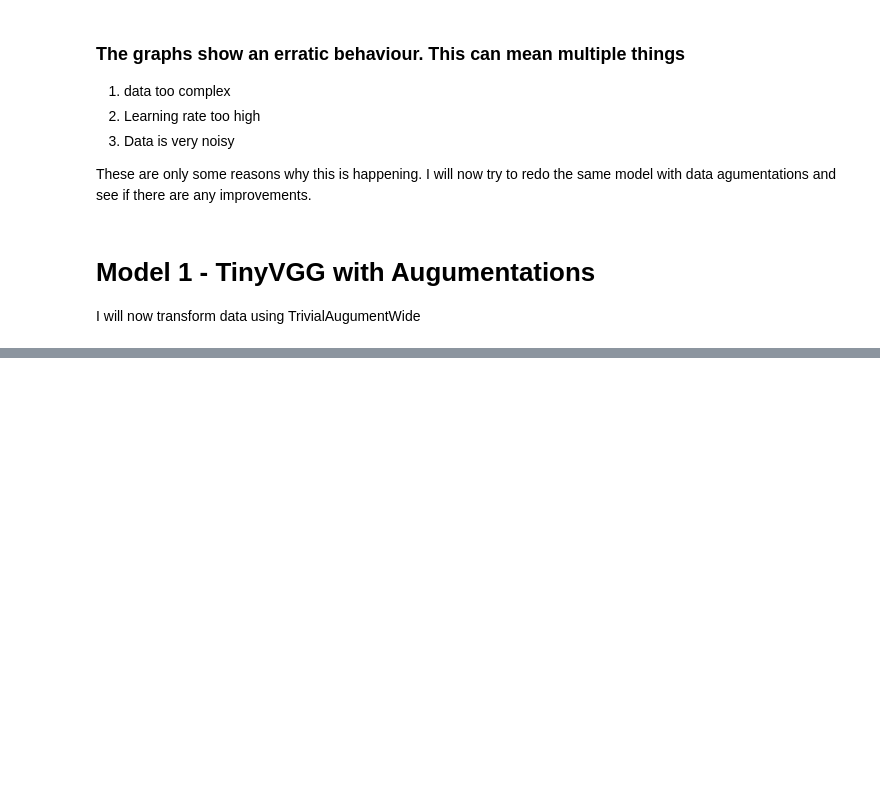
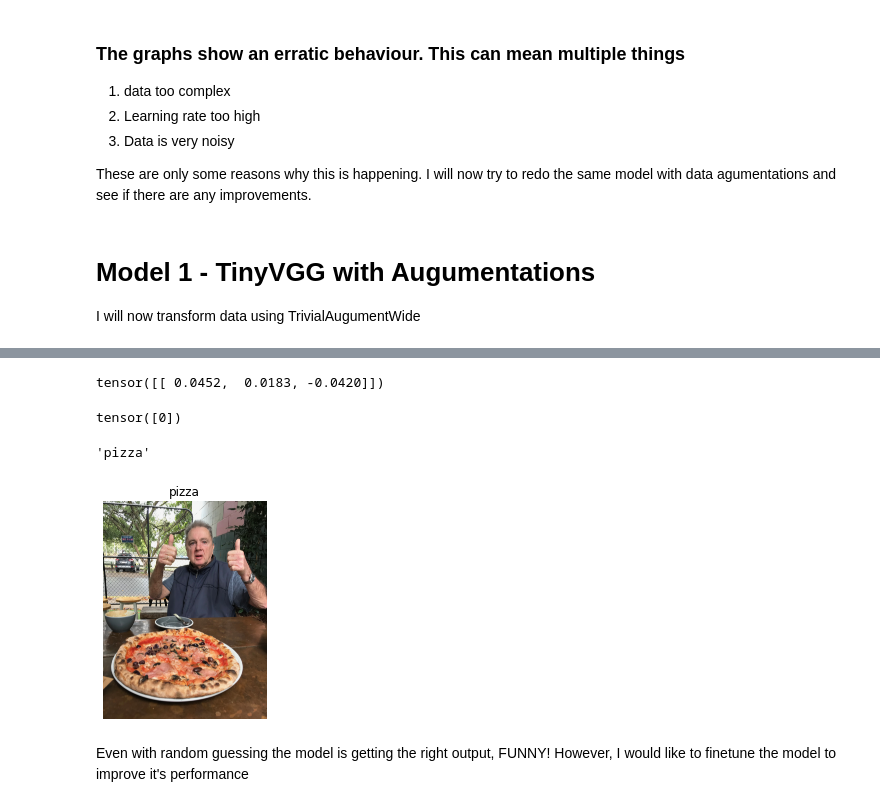
Before and after one commit to pusapatiakhilraju/Pytorch-Food101-CustomDataSet-Classification, a Jupyter notebook: Food101-Classification.ipynb, the cells around one changed output, grey strips where cells are left out. Drawn from its saved outputs; the diff is of its cells as text; code cells hidden in the pictures; blank space fills up the shorter version.

```diff
--- a/Food101-Classification.ipynb
+++ b/Food101-Classification.ipynb
@@ -625,0 +829,16 @@ test_dataloader_trivial_augument = DataLoader(dataset=test_data_trivial_augument
+# %%
+# Download custom image
+import requests
+
+# Setup custom image path
+custom_image_path = data_path / "04-pizza-dad.jpeg"
+
+# Download the image if it doesn't already exist
+if not custom_image_path.is_file():
+    with open(custom_image_path, "wb") as f:
+        # When downloading from GitHub, need to use the "raw" file link
+        request = requests.get("https://raw.githubusercontent.com/mrdbourke/pytorch-deep-learning/main/images/04-pizza-dad.jpeg")
+        print(f"Downloading {custom_image_path}...")
+        f.write(request.content)
+else:
+    print(f"{custom_image_path} already exists, skipping download.")
@@ -625,0 +847,6 @@ test_dataloader_trivial_augument = DataLoader(dataset=test_data_trivial_augument
+# %%
+# load the data in the same format that the model was trained on and that is tensor form, shape (64,64)
+custom_image_uint8 = torchvision.io.read_image(str(custom_image_path))
+print("The custom image is of shape ", custom_image_uint8.shape)
+print("The custom image is of type ", type(custom_image_uint8))
+custom_image_float32 = torchvision.io.read_image(str(custom_image_path)).type(torch.float32)
@@ -625,0 +856,13 @@ test_dataloader_trivial_augument = DataLoader(dataset=test_data_trivial_augument
+# %%
+# if I am getting mat 1 and mat 2 cannot be multiplied then scale the values of the custom image and also use transforms to resize image
+custom_image_float32 = custom_image_float32/255
+print("The shape of custom image before transform is ", custom_image_float32.shape)
+custom_image_transforms = transforms.Compose([transforms.Resize((64,64))])
+
+# pass custom image through transformation
+custom_image_transformed = custom_image_transforms(custom_image_float32)
+print("The shape of custom image after transform is ", custom_image_transformed.shape)
+
+tinyVGG.eval()
+with torch.inference_mode():
+    prediction = tinyVGG.forward(custom_image_transformed.unsqueeze(0))
@@ -625,0 +877,22 @@ test_dataloader_trivial_augument = DataLoader(dataset=test_data_trivial_augument
+# %%
+prediction
+# %% [output]
+tensor([[ 0.0452,  0.0183, -0.0420]])
+# %%
+pred_label = torch.argmax(prediction,dim=1)
+# %%
+pred_label
+# %% [output]
+tensor([0])
+# %%
+class_names[pred_label]
+# %% [output]
+'pizza'
+# %%
+plt.imshow(custom_image_uint8.permute(1,2,0))
+plt.title(class_names[pred_label])
+plt.axis(False);
+# %% [output]
+[figure, added]
+# %% [markdown]
+Even with random guessing the model is getting the right output, FUNNY! However, I would like to finetune the model to improve it's performance
```
Also changed, not shown: parts of 23 cells of this notebook, 1 other file.
